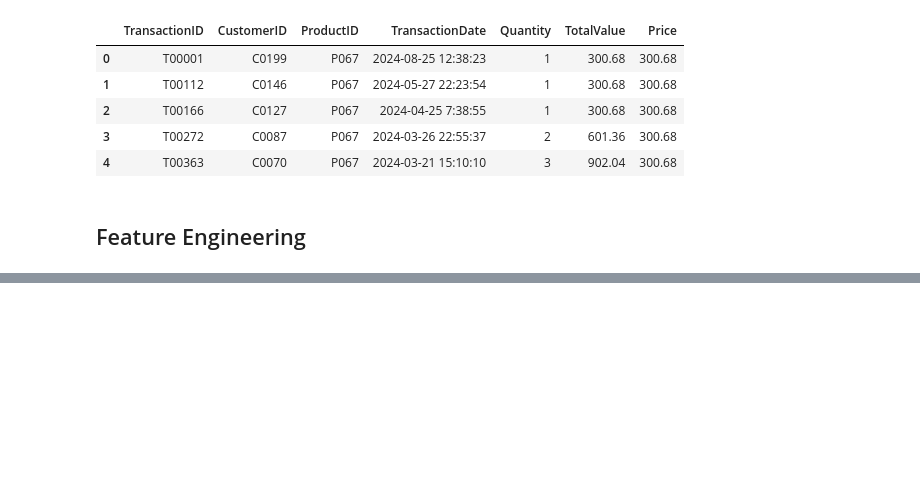
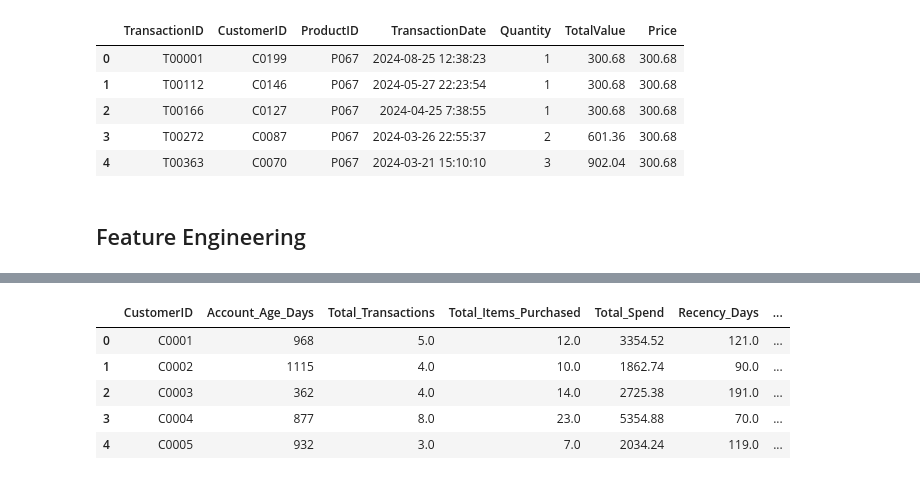
Before and after one commit to TejasShinkar12/eCommerce-Transactions-Analysis-and-Customer-Segmentation, a Jupyter notebook: notebooks/Lookalike.ipynb, the cells around one changed output, grey strips where cells are left out. Saved outputs shown, nothing was run; the diff lists cells and outputs as text; code cells hidden in the pictures; blank space fills up the shorter version.

```diff
--- a/notebooks/Lookalike.ipynb
+++ b/notebooks/Lookalike.ipynb
@@ -143,0 +125,19 @@ Features created:  ['CustomerID', 'CustomerName', 'SignupDate', 'Region_Asia', '
+# %%
+# select feature columns
+base_features = ['Account_Age_Days', 'Total_Transactions', 'Total_Items_Purchased', 'Total_Spend', 'Recency_Days']
+
+region_features = [col for col in content.columns if col.startswith('Region_')]
+
+category_features = list(cat_pivot.columns.drop('CustomerID'))
+
+feature_cols = base_features + region_features + category_features
+content_features = content[['CustomerID'] + feature_cols].copy()
+
+content_features.head()
+# %% [output]
+|  | CustomerID | Account_Age_Days | Total_Transactions | Total_Items_Purchased | Total_Spend | Recency_Days | ... |
+| 0 | C0001 | 968 | 5.0 | 12.0 | 3354.52 | 121.0 | ... |
+| 1 | C0002 | 1115 | 4.0 | 10.0 | 1862.74 | 90.0 | ... |
+| 2 | C0003 | 362 | 4.0 | 14.0 | 2725.38 | 191.0 | ... |
+| 3 | C0004 | 877 | 8.0 | 23.0 | 5354.88 | 70.0 | ... |
+| 4 | C0005 | 932 | 3.0 | 7.0 | 2034.24 | 119.0 | ... |
```
Also changed, not shown: parts of 26 cells of this notebook, 1 other file.
